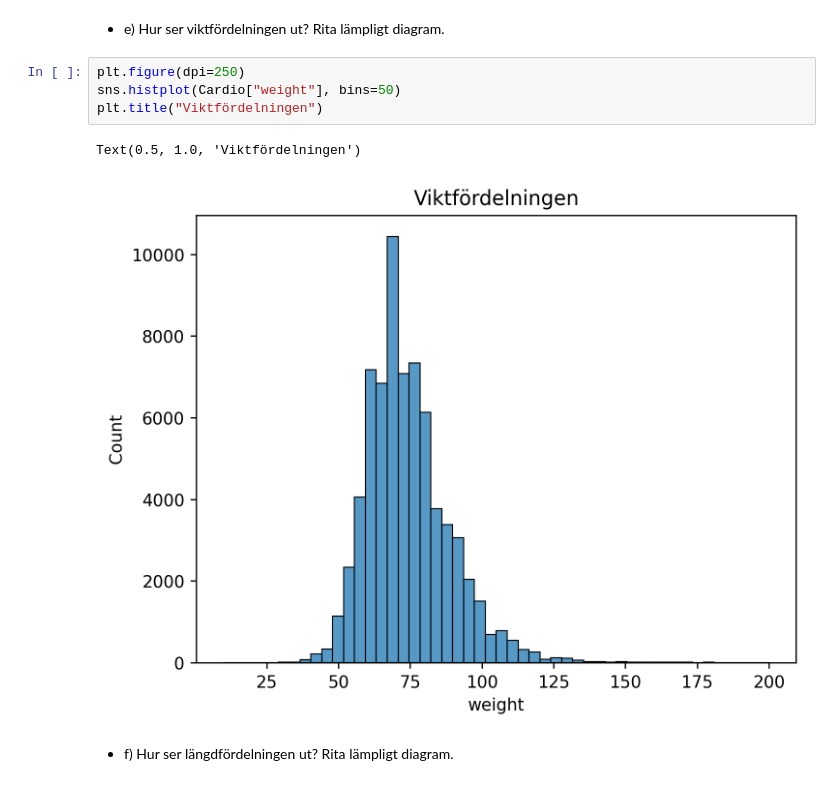
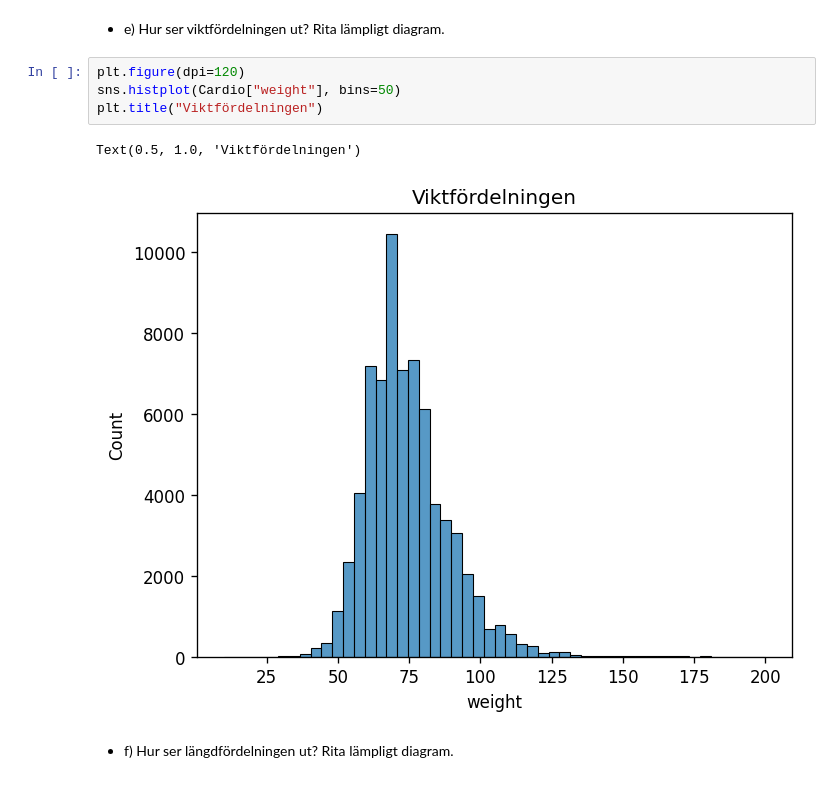
Before and after one commit to AmalDerbali/AmalDerbali-Lab-Machine-Learning, a Jupyter notebook: Disease_prediction.ipynb, the cells around one changed output. Cells and saved outputs as stored; diff of their text form.

```diff
--- a/Disease_prediction.ipynb
+++ b/Disease_prediction.ipynb
@@ -89,12 +89,12 @@ Smokers are 8.812857142857142 % of the total.
 # %% [markdown]
 - e) Hur ser viktfördelningen ut? Rita lämpligt diagram.
 # %%
-plt.figure(dpi=250)
+plt.figure(dpi=120)
 sns.histplot(Cardio["weight"], bins=50)
 plt.title("Viktfördelningen")
 # %% [output]
 Text(0.5, 1.0, 'Viktfördelningen')
-[figure, old version]
+[figure, new version]
 # %% [markdown]
 - f) Hur ser längdfördelningen ut? Rita lämpligt diagram.
 # %%
```
Also changed, not shown: parts of 30 cells of this notebook, 1 other file.
